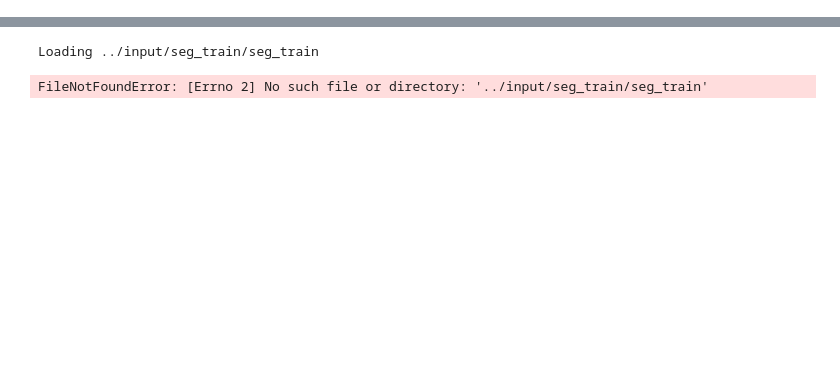
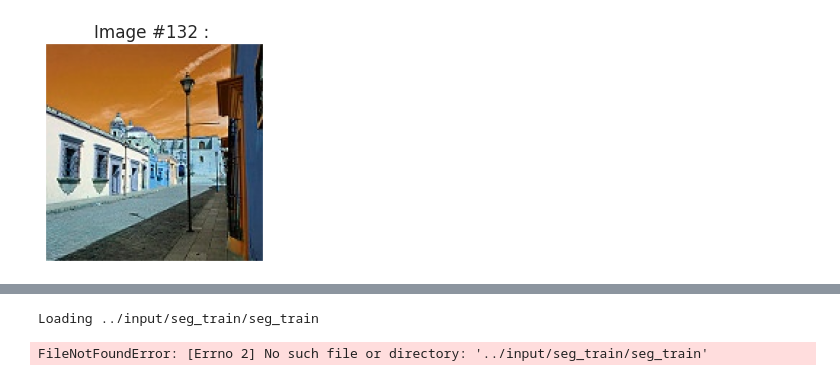
Before and after one commit to chrisZingel/ai_anz_team_wellington, a Jupyter notebook: Untitled1.ipynb, the cells around one changed output, grey strips where cells are left out. Saved outputs shown, nothing was run; the diff lists cells and outputs as text; code cells hidden in the pictures; blank space fills up the shorter version.

```diff
--- a/Untitled1.ipynb
+++ b/Untitled1.ipynb
@@ -19,0 +49,24 @@ IMAGE_SIZE
+# %%
+# Resize images
+images = []
+labels = []
+orig_images=[]
+output = []
+
+for file in tqdm(os.listdir("seg_pred")):
+    #print(file)
+    # Get the path name of the image
+    img_path = os.path.join("seg_pred", file)
+
+    # Open and resize the img
+    image = cv2.imread(img_path)
+    orig_images.append(image)
+    image = cv2.cvtColor(image, cv2.COLOR_BGR2RGB)
+    image = cv2.resize(image, IMAGE_SIZE)
+    images.append(image)
+    labels.append(1)
+
+images = np.array(images, dtype = 'float32')
+labels = np.array(labels, dtype = 'int32')
+
+output.append((images, labels))
@@ -19,0 +81,17 @@ IMAGE_SIZE
+# %%
+def display_random_image(class_names, images, labels):
+    """
+        Display a random image from the images array and its correspond label from the labels array.
+    """
+
+    index = np.random.randint(images.shape[0])
+    plt.figure()
+    plt.imshow(images[index])
+    plt.xticks([])
+    plt.yticks([])
+    plt.grid(False)
+    plt.title('Image #{} : '.format(index) )
+    plt.show()
+display_random_image("whsatever",np.array(orig_images),"dsfdsf")
+# %% [output]
+[figure, added]
```
Also changed, not shown: parts of 10 cells of this notebook.
